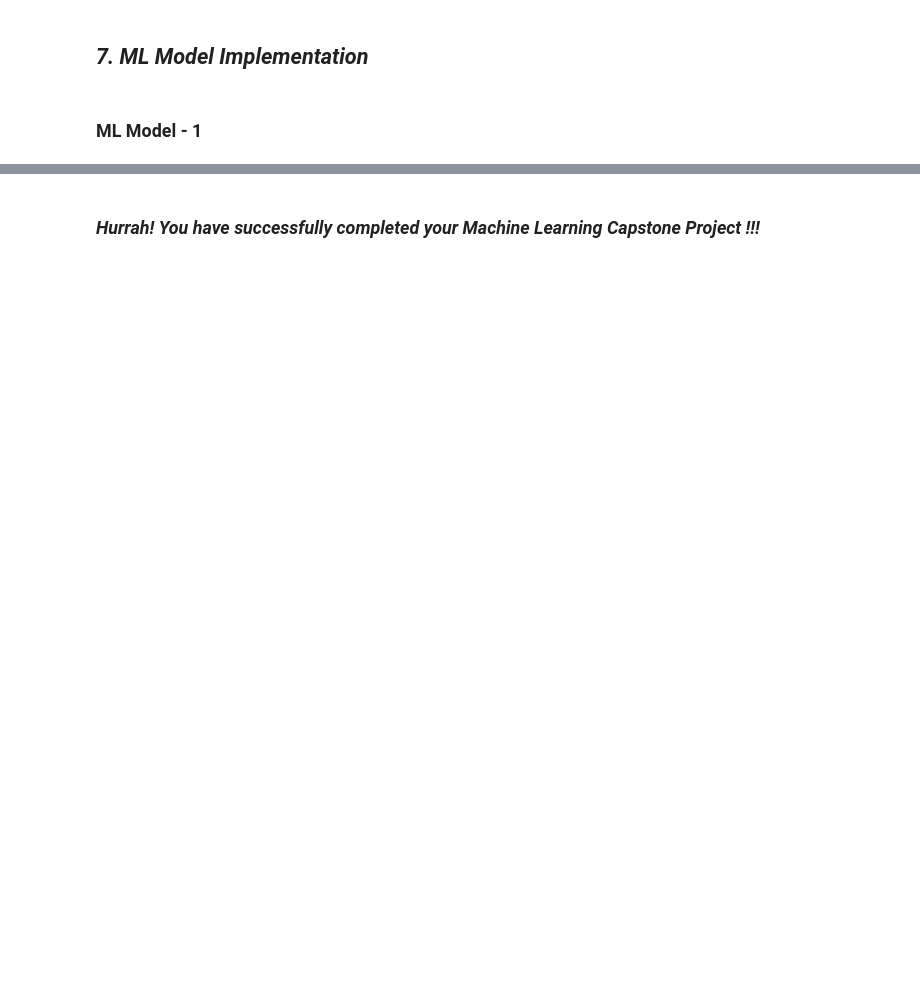
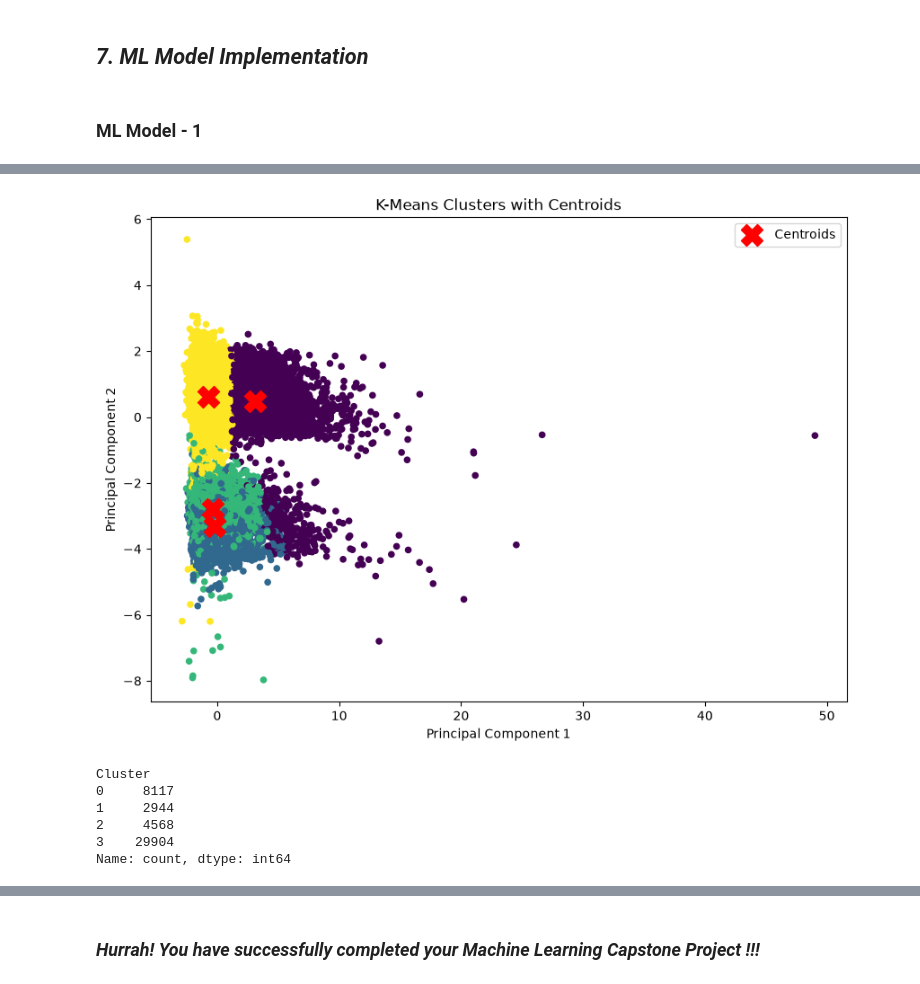
Before and after one commit to Krishna-matic/Machine_Learning_Projects, a Jupyter notebook: 04_Los_Angeles_Airbnb_Listings_Clustering/Clustering_ML_Project.ipynb, the cells around one changed output, grey strips where cells are left out. Cells and saved outputs as stored; diff of their text form; code cells hidden in the pictures; blank space fills up the shorter version.

```diff
--- a/04_Los_Angeles_Airbnb_Listings_Clustering/Clustering_ML_Project.ipynb
+++ b/04_Los_Angeles_Airbnb_Listings_Clustering/Clustering_ML_Project.ipynb
@@ -1180,0 +1281,41 @@ Write the conclusion here.
+# %%
+# Transform cluster centers into PCA space
+centers_pca = pca.transform(kmeans.cluster_centers_)
+
+plt.figure(figsize=(10,7))
+
+plt.scatter(
+    X_pca[:,0],
+    X_pca[:,1],
+    c=df['Cluster'],
+    cmap='viridis',
+    s=20
+)
+
+plt.scatter(
+    centers_pca[:,0],
+    centers_pca[:,1],
+    c='red',
+    marker='X',
+    s=300,
+    label='Centroids'
+)
+
+plt.title("K-Means Clusters with Centroids")
+plt.xlabel("Principal Component 1")
+plt.ylabel("Principal Component 2")
+plt.legend()
+plt.show()
+# %% [output]
+[figure, added]
+# %%
+cluster_counts = df['Cluster'].value_counts().sort_index()
+
+print(cluster_counts)
+# %% [output]
+Cluster
+0     8117
+1     2944
+2     4568
+3    29904
+Name: count, dtype: int64
```
Also changed, not shown: parts of 110 cells of this notebook.
